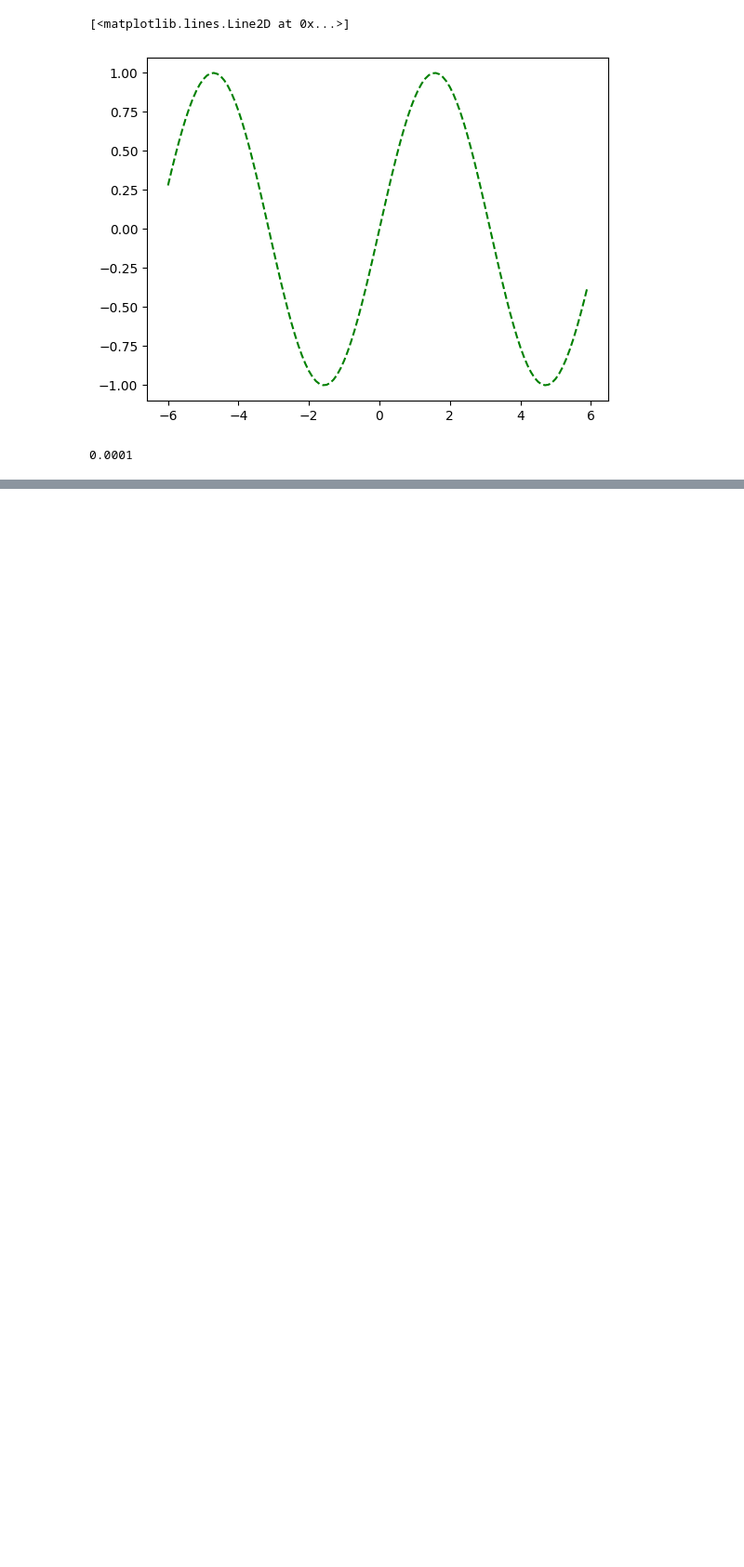
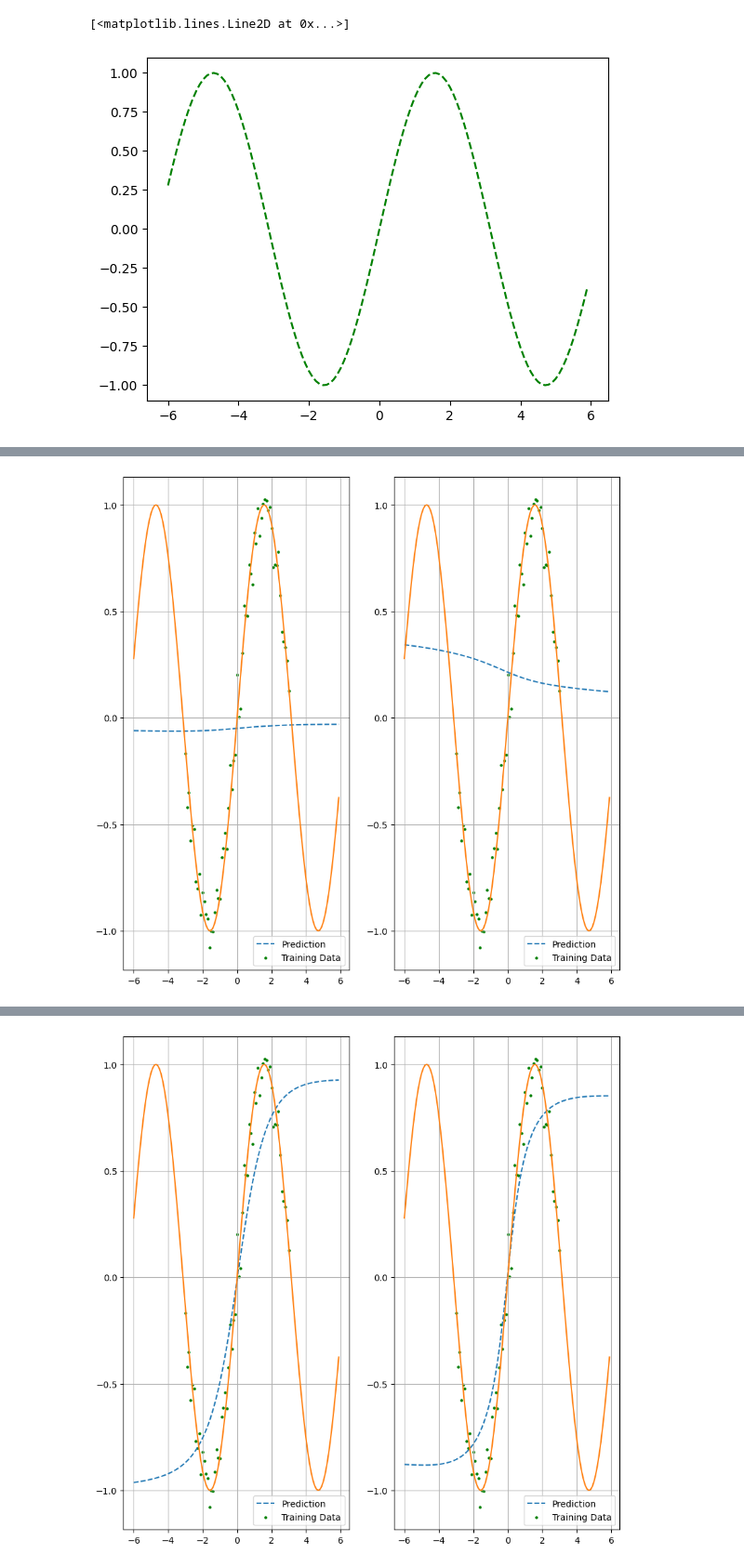
Before and after one commit to ahmedinB/Extrapolation, a Jupyter notebook: Untitled13.ipynb, the cells around one changed output, grey strips where cells are left out. Shown at 93% size. Cells and saved outputs as stored; diff of their text form; code cells hidden in the pictures; blank space fills up the shorter version.

```diff
--- a/Untitled13.ipynb
+++ b/Untitled13.ipynb
@@ -12,7 +12,7 @@ plt.plot(x, y, 'g--')
 [figure]
 # %%
 trainx = x[(x >= -3) & (x <= 3)]
-trainy = torch.sin(trainx)
+trainy = torch.sin(trainx) + torch.normal(0, 0.1, trainx.shape)
 # %%
 # @title
 class MLP(torch.nn.Module):
@@ -37,4 +31,0 @@ optimizer = torch.optim.Adam(model.parameters(), lr = 1e-4)
-# %%
-for e in 500:
-# %% [output]
-0.0001
@@ -40,0 +65,45 @@ for e in 500:
+# %%
+standardMLP, proposal = MLP(), ProposedNet()
+optimizer1 = torch.optim.Adam(standardMLP.parameters(), lr = 1e-3)
+optimizer2 = torch.optim.Adam(proposal.parameters(), lr = 1e-3)
+# %%
+standardMLP.train()
+proposal.train()
+loss_fn = torch.nn.MSELoss()
+loss_memory = float("inf")
+for e in range(10000+1):
+  optimizer1.zero_grad()
+  optimizer2.zero_grad()
+
+  MLPLoss = loss_fn(standardMLP(trainx.unsqueeze(1)).squeeze(), trainy)
+  proposalLoss = loss_fn(proposal(trainx.unsqueeze(1)).squeeze(), trainy)
+
+  # Early Stop
+  if e%250 == 0:
+    if loss_memory < (MLPLoss.item()):
+      print ("Loss :" + str(MLPLoss.item()))
+      print ("Early Stop at epoch: " + str(e))
+      break
+    loss_memory = MLPLoss.item()
+
+  MLPLoss.backward()
+  proposalLoss.backward()
+  optimizer1.step()
+  optimizer2.step()
+
+  if e%500 == 0:
+    print ("Epoch :" + str(e) + " MLPLoss: " + str(MLPLoss.item()), " Proposal Loss" + str(proposalLoss.item()))
+    with torch.no_grad():
+      fig, ax = plt.subplots(1, 2, figsize = (10, 10))
+      ax[0].plot(x, standardMLP(x.unsqueeze(1)), "--", label = 'Prediction')
+      ax[0].plot(x, y)
+      ax[0].scatter(trainx, trainy, s = 5, color = 'green', label = 'Training Data')
+      ax[0].legend()
+      ax[0].grid(True)
+      ax[1].plot(x, proposal(x.unsqueeze(1)), "--", label = 'Prediction')
+      ax[1].plot(x, y)
+      ax[1].scatter(trainx, trainy, s = 5, color = 'green', label = 'Training Data')
+      ax[1].legend()
+      ax[1].grid(True)
+      plt.show()
+# %% [output]
@@ -40,0 +111 @@ for e in 500:
+[figure, added]
@@ -40,0 +113 @@ for e in 500:
+[figure, added]
```
Also changed, not shown: parts of 4 cells of this notebook.
